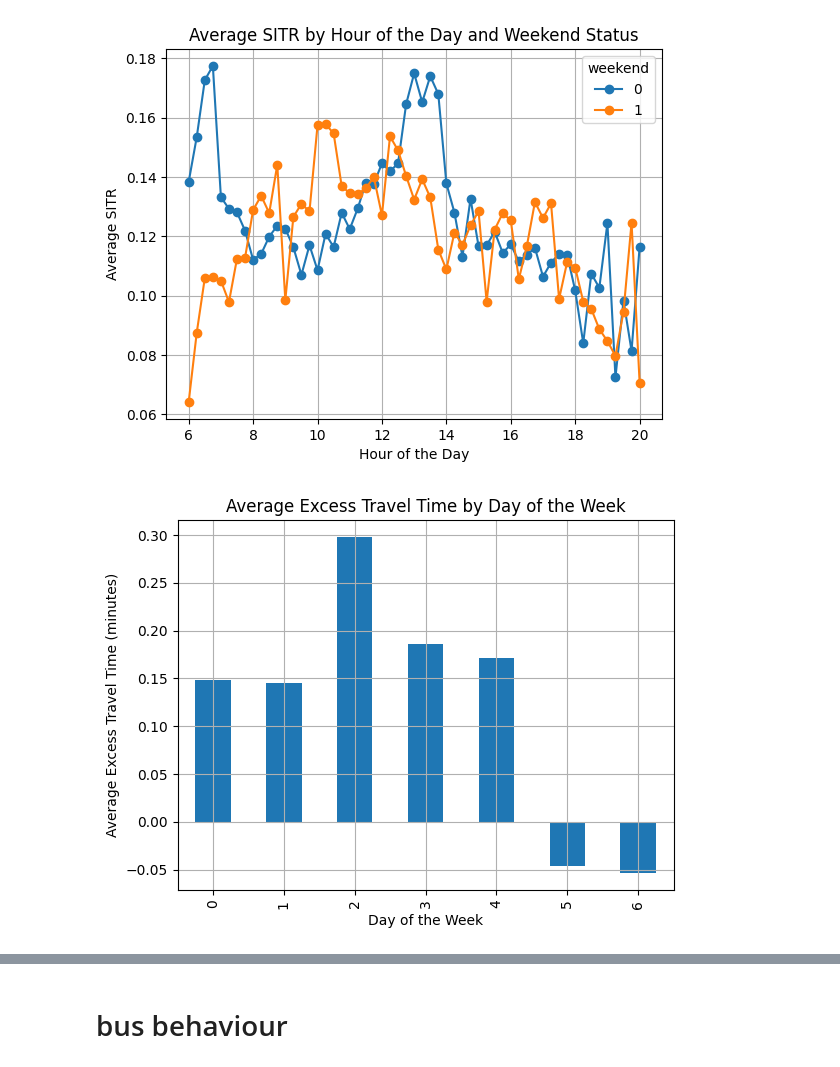
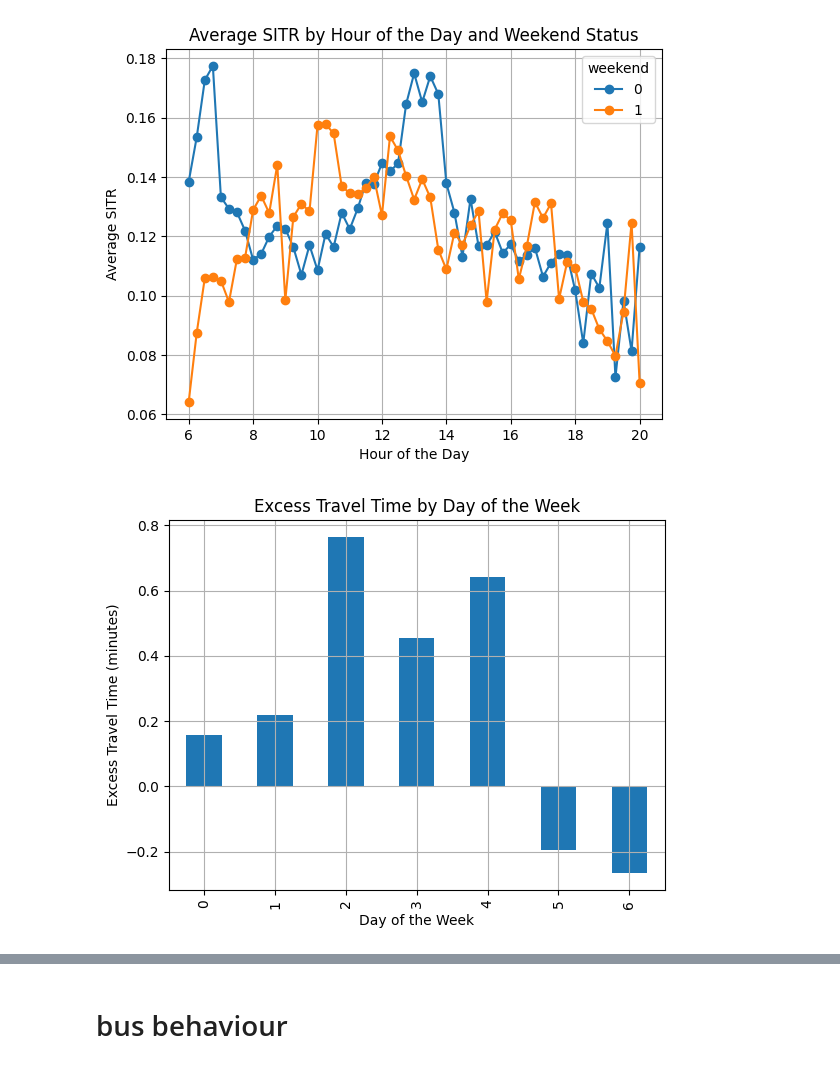
Before and after one commit to ShanukaLakshan/Realtime-GPS-Bus---Data-Science-Project, a Jupyter notebook: AnomalyDetection/performance.ipynb, the cells around one changed output, grey strips where cells are left out. Cells and saved outputs as stored; diff of their text form; code cells hidden in the pictures.

```diff
--- a/AnomalyDetection/performance.ipynb
+++ b/AnomalyDetection/performance.ipynb
@@ -18,8 +18,8 @@ trip_data.head()
 | 4 | 5 | 116 | 2022-09-02 | 08:00:08 | 08:54:00 | Digana | Kandy | 53.866667 | ... |
 # %%
 def calculate_excess_travel_time(df, column_name):
-    p90 = np.percentile(df[column_name], 90)
-    p10 = np.percentile(df[column_name], 10)
+    p90 = np.percentile(df[column_name], 80)
+    p10 = np.percentile(df[column_name], 20)
 
     df['excess_travel_time'] = df[column_name].apply(lambda time: time - p90 if time > p90 else time - p10 if time < p10 else 0)
 
@@ -86,17 +86,16 @@ plt.show()
 [figure]
 # %%
 # Excess Travel Time by Day of the Week bar chart
-# Path: performance.ipynb
-# Create a bar chart of excess travel time by day of the week
-day_of_week_avg = trip_data.groupby('day_of_week')['excess_travel_time'].mean()
-day_of_week_avg.plot(kind='bar')
-plt.title('Average Excess Travel Time by Day of the Week')
+# for average divide only with count not 0 excess travel time on the day
+excess_travel_time_by_day = trip_data[trip_data['excess_travel_time']!=0].groupby('day_of_week')['excess_travel_time'].mean()
+excess_travel_time_by_day.plot(kind='bar')
+plt.title('Excess Travel Time by Day of the Week')
 plt.xlabel('Day of the Week')
-plt.ylabel('Average Excess Travel Time (minutes)')
+plt.ylabel('Excess Travel Time (minutes)')
 plt.grid()
 plt.show()
 # %% [output]
-[figure, old version]
+[figure, new version]
 # %%
 # xcess_travel_time by hour_of_day and weekend scatter bar chart
 # Path: performance.ipynb
```
Also changed, not shown: parts of 9 cells of this notebook, 6 other files.
